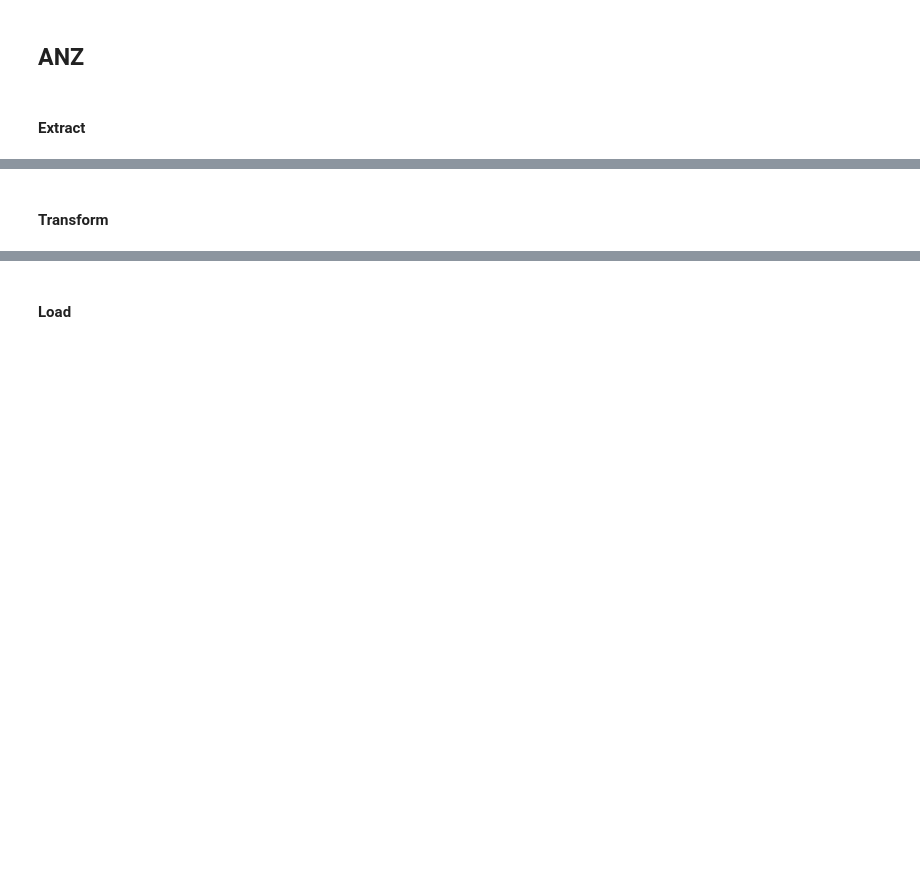
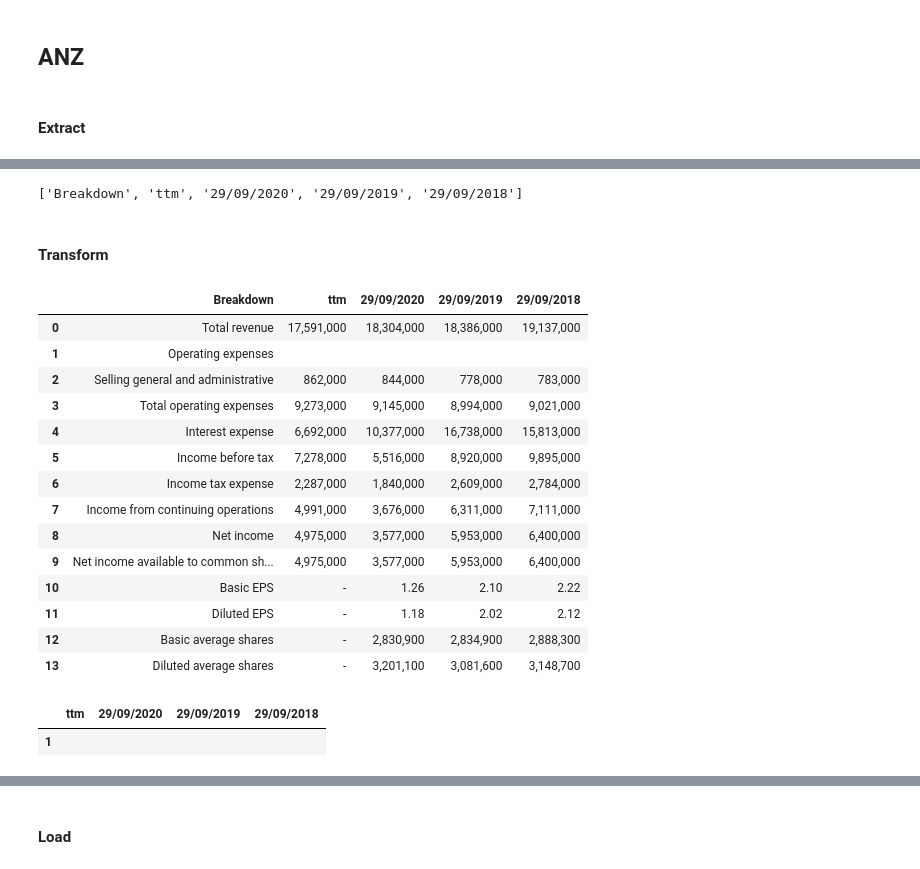
Before and after one commit to James-Akerman/yahoo-finance-anz-cba-etl, a Jupyter notebook: yahoo finance Stocks Income statement.ipynb, the cells around one changed output, grey strips where cells are left out. Saved outputs shown, nothing was run; the diff lists cells and outputs as text; code cells hidden in the pictures; blank space fills up the shorter version.

```diff
--- a/yahoo finance Stocks Income statement.ipynb
+++ b/yahoo finance Stocks Income statement.ipynb
@@ -108,0 +243,4 @@ income_table
+# %%
+table_headers_list
+# %% [output]
+['Breakdown', 'ttm', '29/09/2020', '29/09/2019', '29/09/2018']
@@ -109,2 +261,34 @@ income_table
 # %% [markdown]
 #### Transform
+# %%
+# Convert the result into a DataFrame
+income_statement = pd.DataFrame(table_rows, columns=table_headers_list)
+income_statement
+# %% [output]
+|  | Breakdown | ttm | 29/09/2020 | 29/09/2019 | 29/09/2018 |
+| 0 | Total revenue | 17,591,000 | 18,304,000 | 18,386,000 | 19,137,000 |
+| 1 | Operating expenses |  |  |  |  |
+| 2 | Selling general and administrative | 862,000 | 844,000 | 778,000 | 783,000 |
+| 3 | Total operating expenses | 9,273,000 | 9,145,000 | 8,994,000 | 9,021,000 |
+| 4 | Interest expense | 6,692,000 | 10,377,000 | 16,738,000 | 15,813,000 |
+| 5 | Income before tax | 7,278,000 | 5,516,000 | 8,920,000 | 9,895,000 |
+| 6 | Income tax expense | 2,287,000 | 1,840,000 | 2,609,000 | 2,784,000 |
+| 7 | Income from continuing operations | 4,991,000 | 3,676,000 | 6,311,000 | 7,111,000 |
+| 8 | Net income | 4,975,000 | 3,577,000 | 5,953,000 | 6,400,000 |
+| 9 | Net income available to common sh... | 4,975,000 | 3,577,000 | 5,953,000 | 6,400,000 |
+| 10 | Basic EPS | - | 1.26 | 2.10 | 2.22 |
+| 11 | Diluted EPS | - | 1.18 | 2.02 | 2.12 |
+| 12 | Basic average shares | - | 2,830,900 | 2,834,900 | 2,888,300 |
+| 13 | Diluted average shares | - | 3,201,100 | 3,081,600 | 3,148,700 |
+# %%
+#Find empty or NaN entry in Dataframe
+
+missing_cols, missing_rows = (
+    (income_statement.isnull().sum(x) | income_statement.eq('').sum(x))
+    .loc[lambda x: x.gt(0)].index
+    for x in (0, 1)
+)
+income_statement.loc[missing_rows, missing_cols]
+# %% [output]
+|  | ttm | 29/09/2020 | 29/09/2019 | 29/09/2018 |
+| 1 |  |  |  |  |
```
Also changed, not shown: parts of 35 cells of this notebook.
